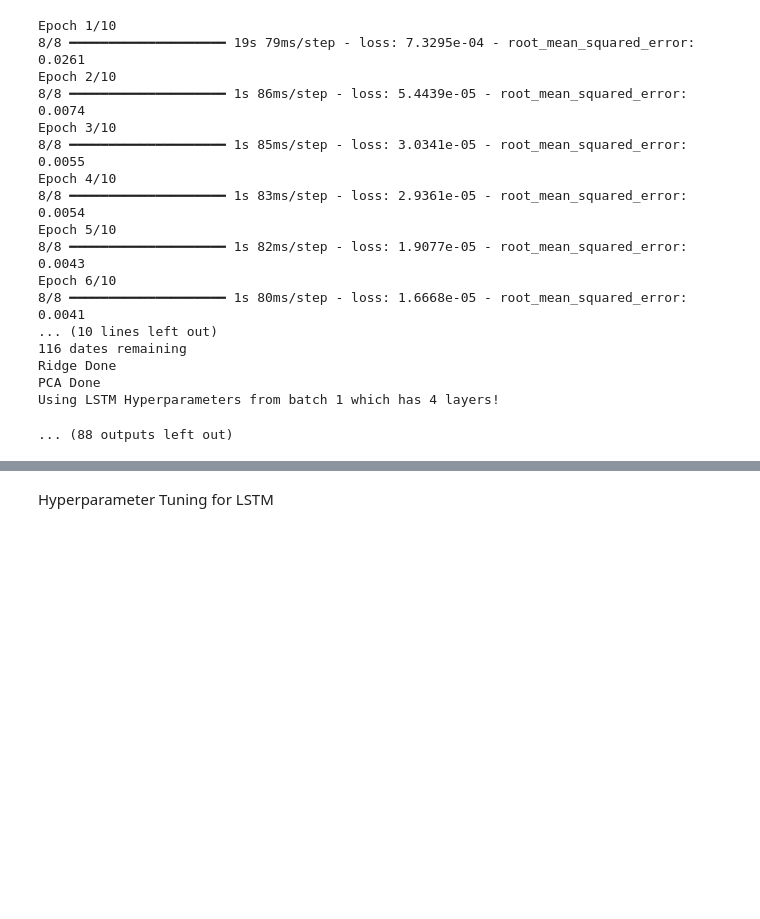
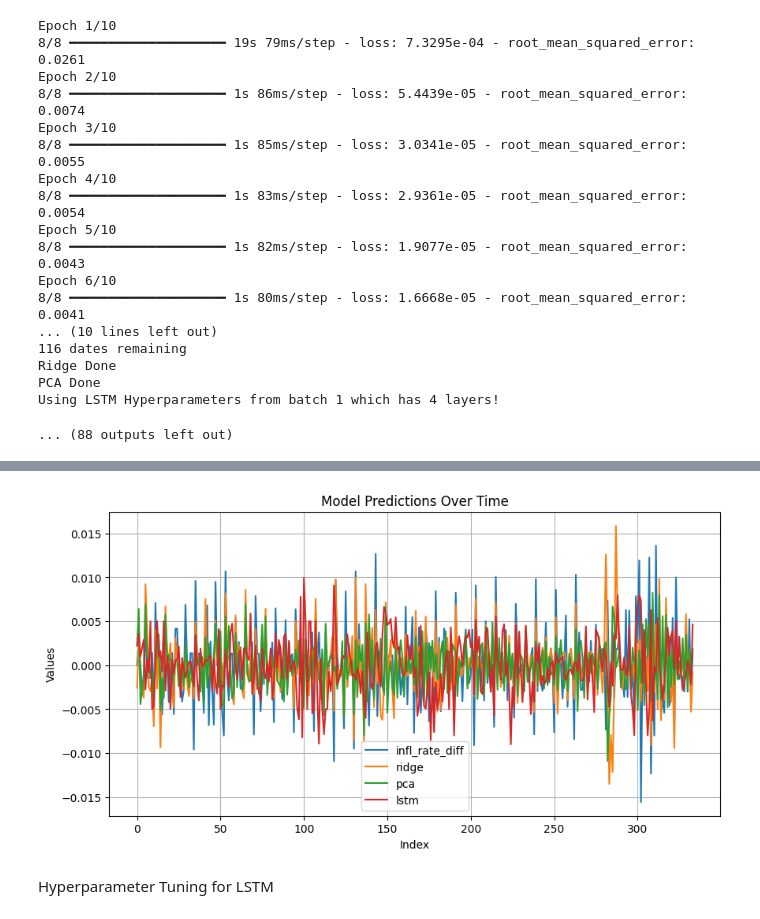
Before and after one commit to willafred/fe5213-cpi-forecasting, a Jupyter notebook: scripts/models_ml.ipynb, the cells around one changed output, grey strips where cells are left out. Drawn from its saved outputs; the diff is of its cells as text; code cells hidden in the pictures; blank space fills up the shorter version.

Commit message:
UK and US ml results

```diff
--- a/scripts/models_ml.ipynb
+++ b/scripts/models_ml.ipynb
@@ -570,3 +828,22 @@ us_results.to_csv("us_results.csv")
+# %%
+import numpy as np
+uk_results = pd.read_csv('uk_results.csv').drop(columns='Unnamed: 0')
+# %%
+import matplotlib.pyplot as plt
+# uk_results_new = uk_results.iloc[1:]  # Removes the first row (index 0) and last row (index -1)
+uk_results.reset_index(drop=True, inplace=True)
+plt.figure(figsize=(10, 5))
+for col in uk_results.columns:
+    plt.plot(uk_results.index, uk_results[col], label=col)
+
+plt.xlabel("Index")
+plt.ylabel("Values")
+plt.title("Model Predictions Over Time")
+plt.legend()
+plt.grid()
+plt.show()
+# %% [output]
+[figure, added]
 # %% [markdown]
 Hyperparameter Tuning for LSTM
 # %%
```
Also changed, not shown: parts of 5 cells of this notebook, 4 other files.
